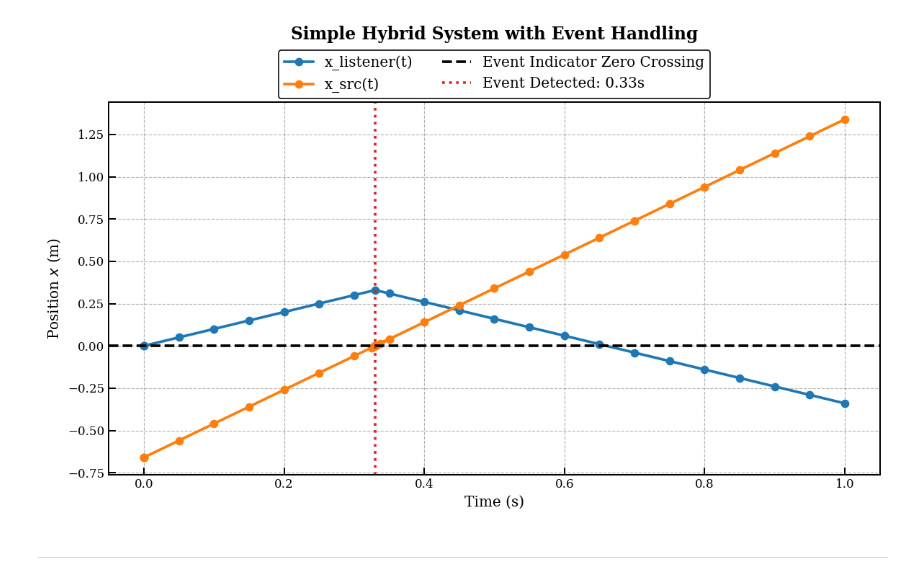
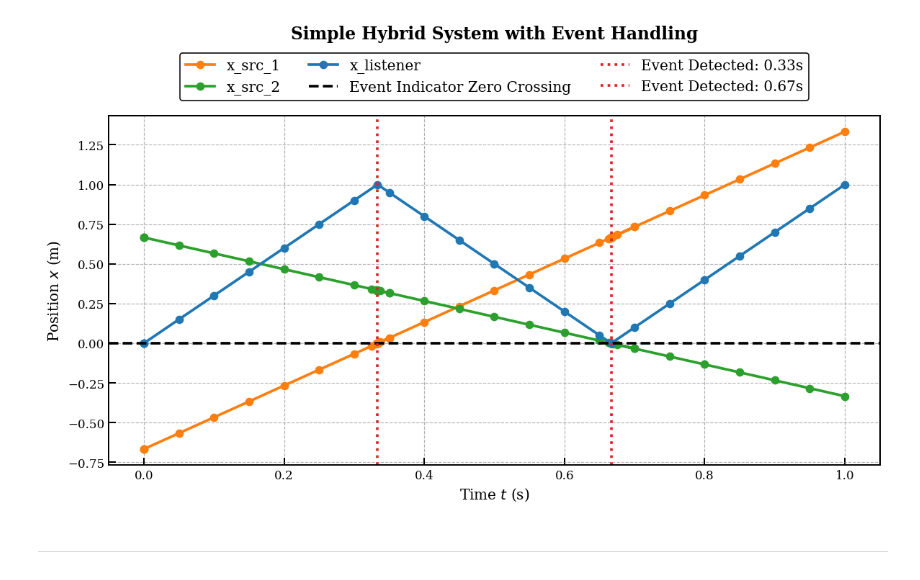
Before and after one commit to FlorianFrech/SystemSimulation, a Jupyter notebook: demos/ControlledPendulum/MyModels/Hybrid/test_5_hybrid_system.ipynb, the cells around one changed output. Cells and saved outputs as stored; diff of their text form; code cells hidden in the pictures.

```diff
--- a/demos/ControlledPendulum/MyModels/Hybrid/test_5_hybrid_system.ipynb
+++ b/demos/ControlledPendulum/MyModels/Hybrid/test_5_hybrid_system.ipynb
@@ -179,20 +295,33 @@ x_listener = data_listener['x']
 # %%
+time_src_1, data_src_1 = src_comp_1.get_history_arrays()
+x_src_1 = data_src_1['x']
+
+time_src_2, data_src_2 = src_comp_2.get_history_arrays()
+x_src_2 = data_src_2['x']
+
+time_listener, data_listener = listener_comp.get_history_arrays()
+x_listener = data_listener['x']
+
 plt.figure(figsize=(10, 6))
-plt.plot(time_listener, x_listener, label='x_listener(t)', color='tab:blue', marker='o', linestyle='-')
-plt.plot(time_src, x_src, label='x_src(t)', color='tab:orange', marker='o', linestyle='-')
+plt.plot(time_src_1, x_src_1, label='x_src_1', color='tab:orange', marker='o', linestyle='-')
+plt.plot(time_src_2, x_src_2, label='x_src_2', color='tab:green', marker='o', linestyle='-')
+plt.plot(time_listener, x_listener, label='x_listener', color='tab:blue', marker='o', linestyle='-')
 plt.axhline(0, color='black', linestyle='--', label='Event Indicator Zero Crossing')
-for event_time in system.history.get_all_event_histories()[(src_comp.name, event.name)]:
-    plt.axvline(event_time, color='tab:red', linestyle=':', label=f'Event Detected: {event_time:.2f}s')
-plt.title('Simple Hybrid System with Event Handling', fontsize=14, fontweight='bold', y= 1.15)
-plt.xlabel('Time (s)')
+
+for key, array in system.history.get_all_event_histories().items():
+    for event_time in array:
+        plt.axvline(event_time, color='tab:red', linestyle=':', label=f'Event Detected: {event_time:.2f}s')
+
+plt.title('Simple Hybrid System with Event Handling', fontsize=14, fontweight='bold', y= 1.2)
+plt.xlabel('Time $t$ (s)')
 plt.ylabel('Position $x$ (m)')
 plt.grid()
-plt.legend(loc='upper center', ncol=2, bbox_to_anchor=(0.5, 1.16))
+plt.legend(loc='upper center', ncol=3, bbox_to_anchor=(0.5, 1.2))
 plt.tight_layout()
 plt.savefig('../figures/Hybrid/test_5_event_handling.svg')
 plt.show()
 # %% [output]
-[figure, old version]
+[figure, new version]
 # %% [markdown]
 -------------------
 # %% [markdown]
```
Also changed, not shown: parts of 10 cells of this notebook, 27 other files.
